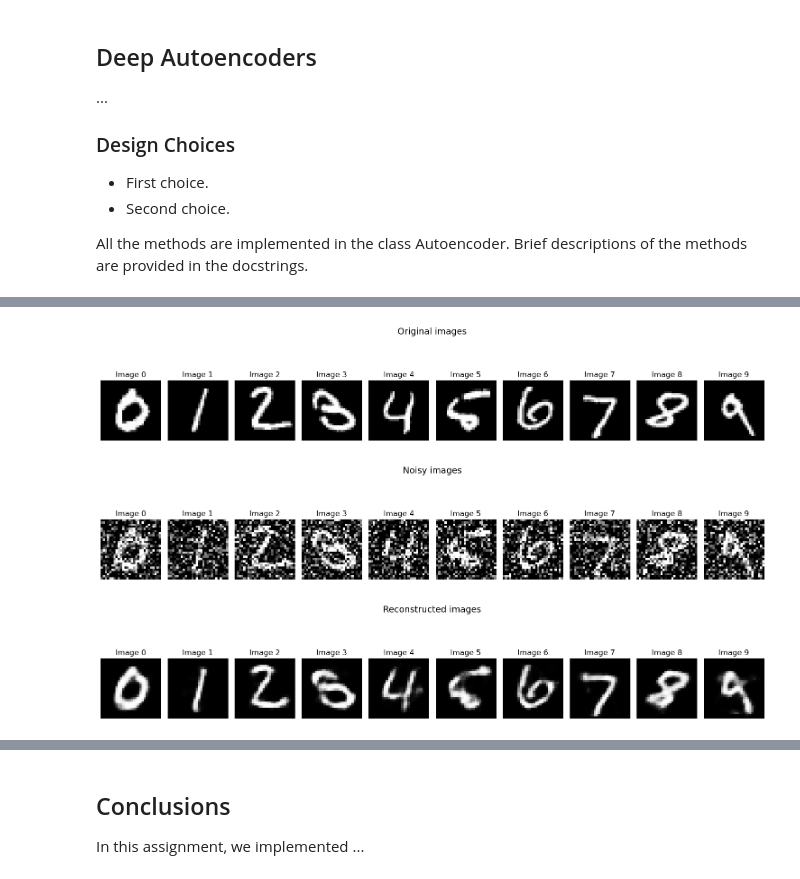
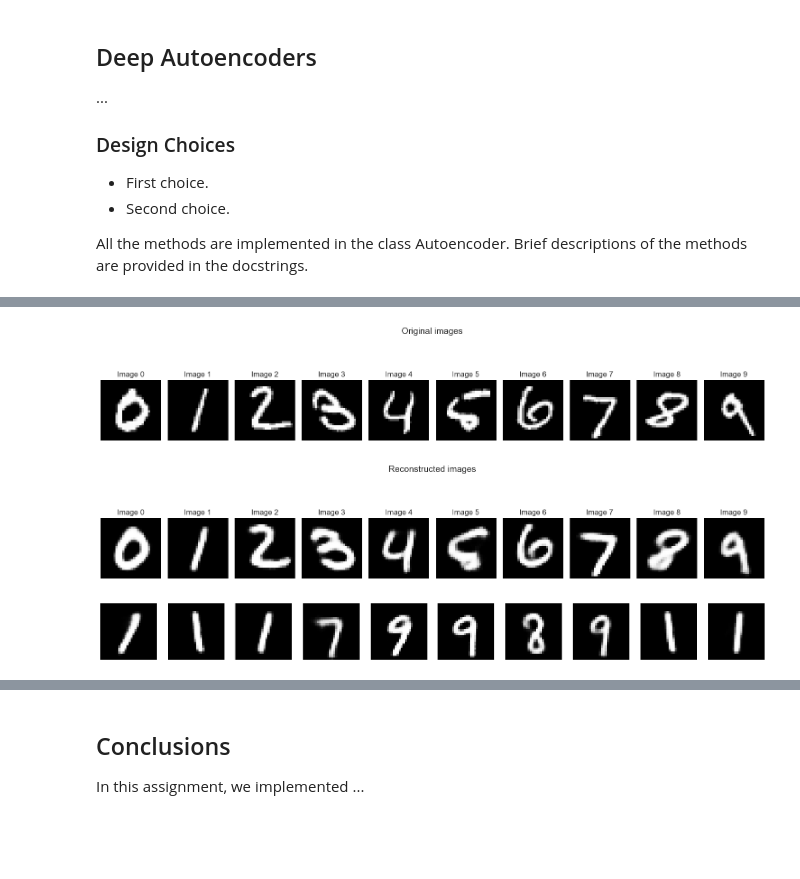
Before and after one commit to FabriDeCastelli/ISPR-23-24, a Jupyter notebook: assignment3/report.ipynb, the cells around one changed output, grey strips where cells are left out. Cells and saved outputs as stored; diff of their text form; code cells hidden in the pictures; blank space fills up the shorter version.

```diff
--- a/assignment3/report.ipynb
+++ b/assignment3/report.ipynb
@@ -231,6 +379,9 @@ training_images, training_labels = mnist('training')
 test_images, test_labels = mnist('test')
 
 # add noise to the data
-noise_factor = 0.5
+noise_factor = 0.7
 training_noisy_images = add_noise(training_images, noise_factor)
 test_noisy_images = add_noise(test_images, noise_factor)
+
+# common training details
+early_stopping = K.callbacks.EarlyStopping(monitor='val_loss', patience=3, restore_best_weights=True)
@@ -272,15 +426,14 @@ Epoch 20/20
 # %%
-# Plot the original and reconstructed images
+ff_denoising_autoencoder = Autoencoder.load("models/feed_forward/denoising_autoencoder", ff_encoder, ff_decoder)
 zero_to_ten = representative_images(test_images, test_labels)
-zero_to_ten_noisy = representative_images(test_noisy_images, test_labels)
-zero_to_ten_reconstruction = denoising_autoencoder(zero_to_ten_noisy).numpy()
+zero_to_ten_reconstruction = ff_denoising_autoencoder.predict(zero_to_ten, verbose=0)
 plot_images(zero_to_ten, title="Original images")
-plot_images(zero_to_ten_noisy, title="Noisy images")
 plot_images(zero_to_ten_reconstruction, title="Reconstructed images")
 # %% [output]
 [figure]
-[figure, old version]
+[figure, new version]
-[figure, removed]
 # %%
-denoising_autoencoder.generate(steps=1000)
+ff_denoising_autoencoder.plot_generations(noise=noise_factor, steps=4)
+# %% [output]
+[figure, added]
 # %%
```
Also changed, not shown: parts of 27 cells of this notebook.
